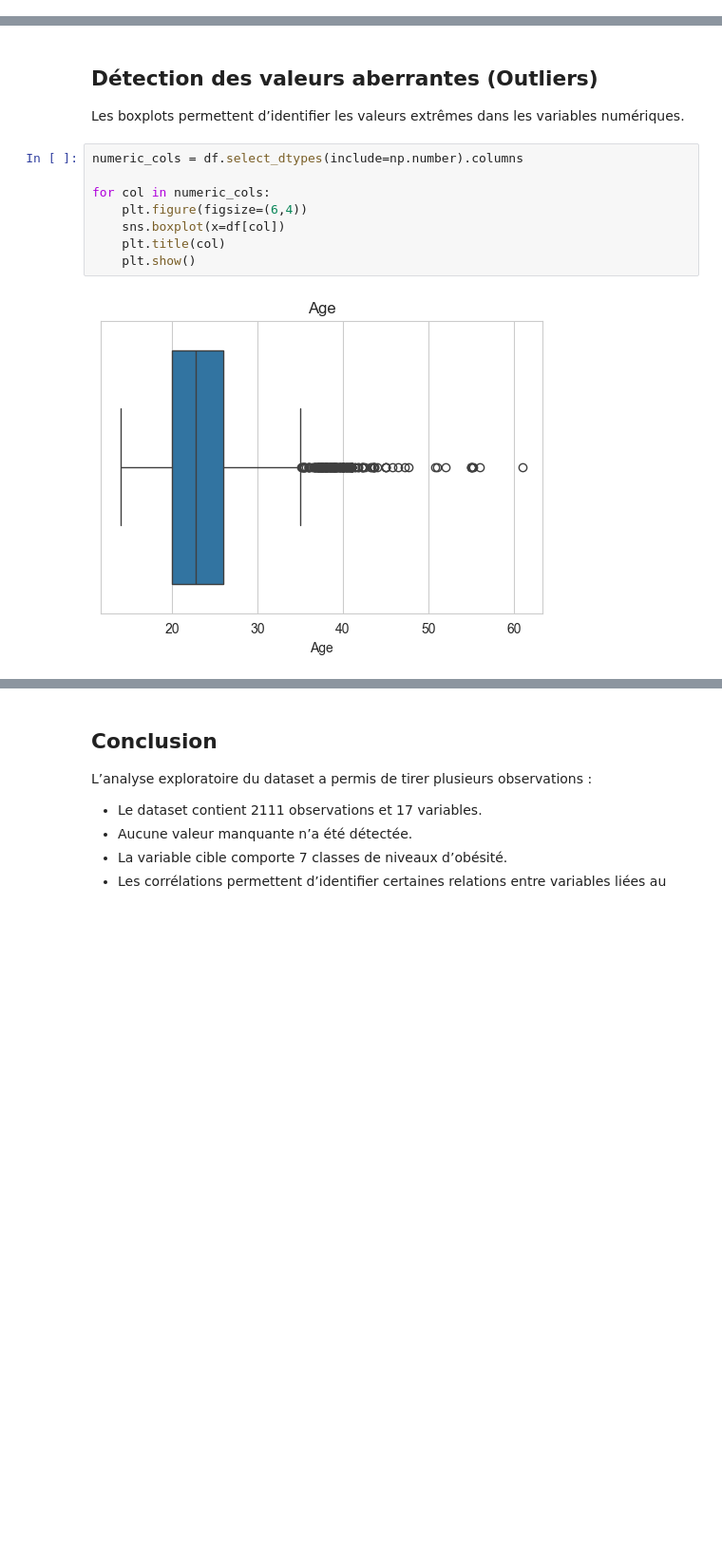
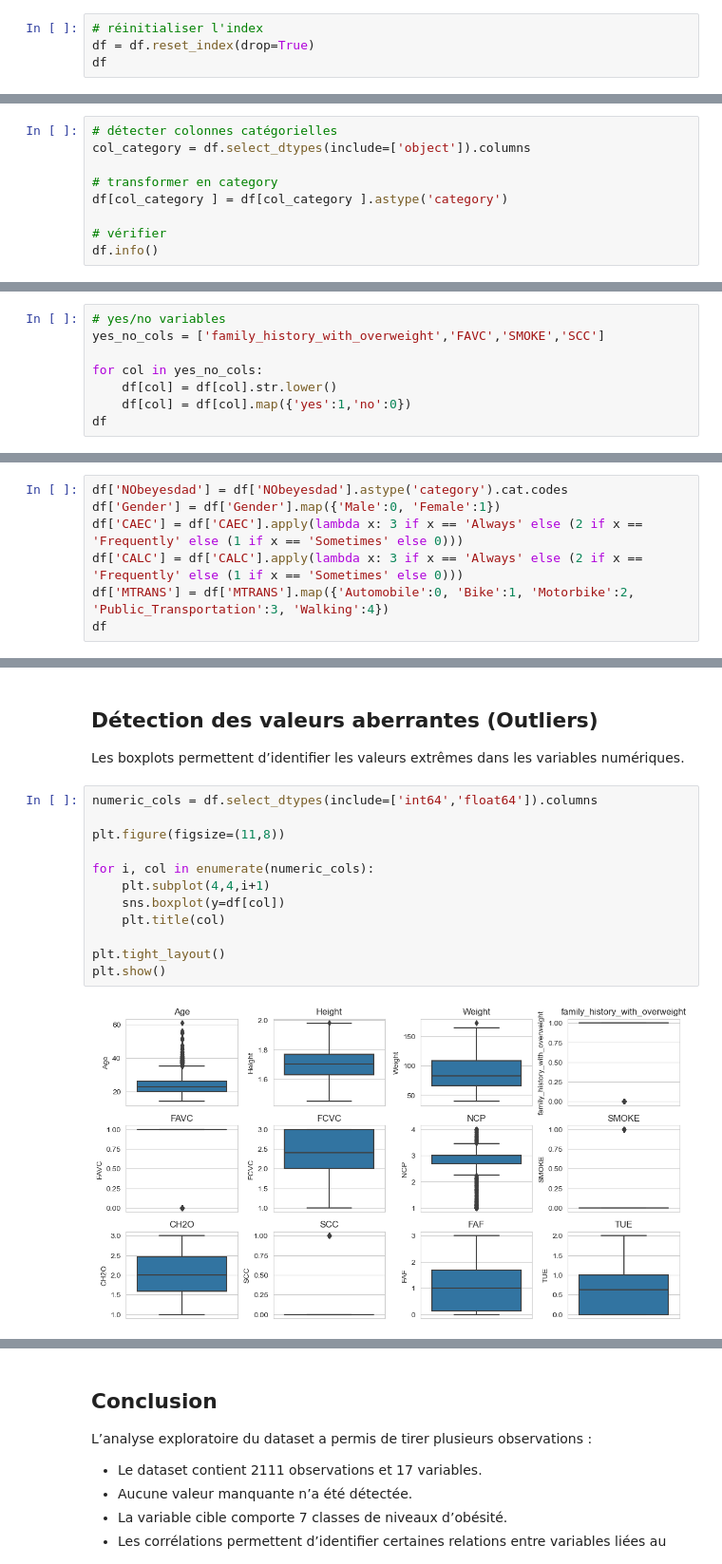
Before and after one commit to hamzasennah/PROJET___-2__-GROUPE__7__CODING__WEEK-1, a Jupyter notebook: notebooks/eda.ipynb, the cells around one changed output, grey strips where cells are left out. Shown at 95% size. Saved outputs shown, nothing was run; the diff lists cells and outputs as text; blank space fills up the shorter version.

```diff
--- a/notebooks/eda.ipynb
+++ b/notebooks/eda.ipynb
@@ -100,0 +137,4 @@ dtype: int64
+# %%
+# réinitialiser l'index
+df = df.reset_index(drop=True)
+df
@@ -100,0 +167,9 @@ dtype: int64
+# %%
+# détecter colonnes catégorielles
+col_category = df.select_dtypes(include=['object']).columns
+
+# transformer en category
+df[col_category ] = df[col_category ].astype('category')
+
+# vérifier
+df.info()
@@ -100,0 +194,8 @@ dtype: int64
+# %%
+# yes/no variables
+yes_no_cols = ['family_history_with_overweight','FAVC','SMOKE','SCC']
+
+for col in yes_no_cols:
+    df[col] = df[col].str.lower()
+    df[col] = df[col].map({'yes':1,'no':0})
+df
@@ -100,0 +216,7 @@ dtype: int64
+# %%
+df['NObeyesdad'] = df['NObeyesdad'].astype('category').cat.codes
+df['Gender'] = df['Gender'].map({'Male':0, 'Female':1})
+df['CAEC'] = df['CAEC'].apply(lambda x: 3 if x == 'Always' else (2 if x == 'Frequently' else (1 if x == 'Sometimes' else 0)))
+df['CALC'] = df['CALC'].apply(lambda x: 3 if x == 'Always' else (2 if x == 'Frequently' else (1 if x == 'Sometimes' else 0)))
+df['MTRANS'] = df['MTRANS'].map({'Automobile':0, 'Bike':1, 'Motorbike':2, 'Public_Transportation':3, 'Walking':4})
+df
@@ -187,12 +376,16 @@ plt.show()
 Les boxplots permettent d’identifier les valeurs extrêmes dans les
 variables numériques.
 # %%
-numeric_cols = df.select_dtypes(include=np.number).columns
+numeric_cols = df.select_dtypes(include=['int64','float64']).columns
 
-for col in numeric_cols:
-    plt.figure(figsize=(6,4))
-    sns.boxplot(x=df[col])
+plt.figure(figsize=(11,8))
+
+for i, col in enumerate(numeric_cols):
+    plt.subplot(4,4,i+1)
+    sns.boxplot(y=df[col])
     plt.title(col)
-    plt.show()
+
+plt.tight_layout()
+plt.show()
 # %% [output]
-[figure, old version]
+[figure, new version]
```
Also changed, not shown: parts of 21 cells of this notebook, 2 other files.
